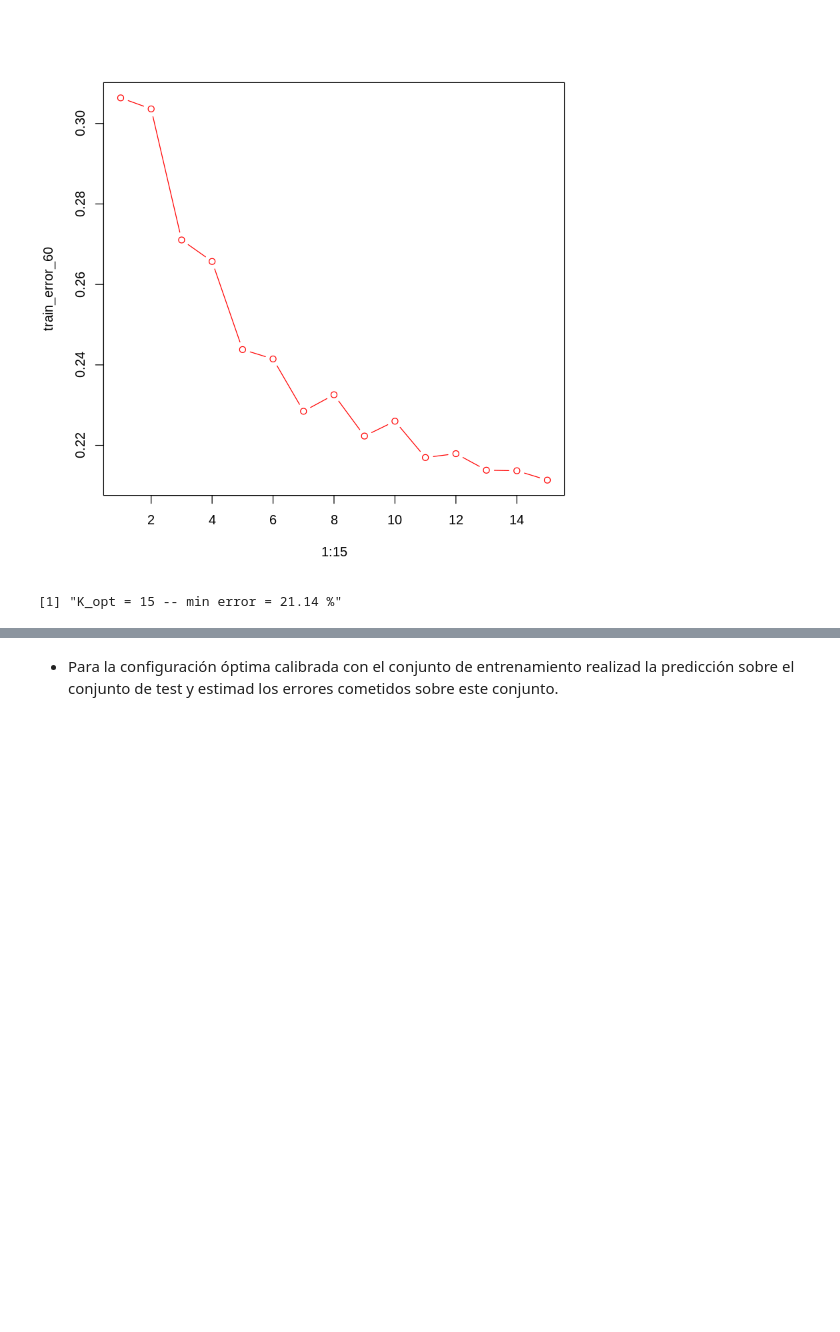
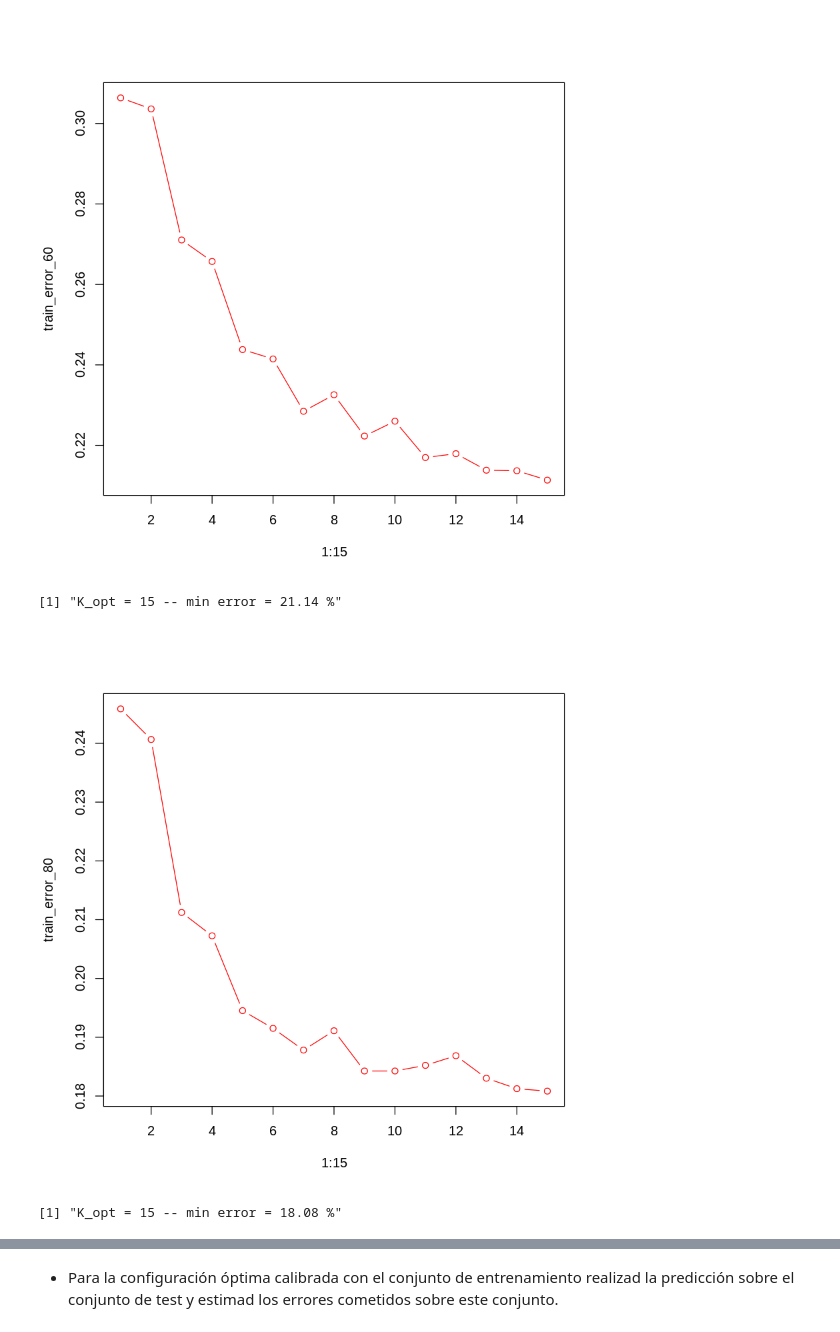
Before and after one commit to yerartdev/uc-m1966-datamining, a Jupyter notebook: d2/T02-m1966-clasificacion-reduccion-dimensionalidad.ipynb, the cells around one changed output, grey strips where cells are left out. Drawn from its saved outputs; the diff is of its cells as text; code cells hidden in the pictures; blank space fills up the shorter version.

Commit message:
m1966 - práctica T02 (pca) - punto 2: uso knn.cv, model_train_80, model_train_90

```diff
--- a/d2/T02-m1966-clasificacion-reduccion-dimensionalidad.ipynb
+++ b/d2/T02-m1966-clasificacion-reduccion-dimensionalidad.ipynb
@@ -700,3 +700,19 @@ best_error_60 = min(per_error_60)
 paste('K_opt =',bestk,'-- min error =',round(best_error_60,2),'%')
 # %% [output]
 [1] "K_opt = 15 -- min error = 21.14 %"
+# %%
+#::GMG::Primer Caso: 80 --> PC1, PC2, PC3
+# Hago los modelos para 15 valores de k
+# https://www.rdocumentation.org/packages/class/versions/7.3-15/topics/knn.cv
+train_error_80 = rep(0,15)
+for(k in 1:15){
+    model_knn_80 <- knn.cv(train=pca_meteo_80[indtrain, -1],
+                           cl=pca_meteo_80[indtrain,1],
+                           k=k, prob=F)
+    train_error_80[k] <- mean(model_knn_80 != pca_meteo_80[indtrain,1])
+}
+# %%
+#::GMG::Dibujamos el resultado
+plot(1:15, train_error_80, col='red', type = 'b')
+# %% [output]
+[figure, added]
@@ -702,0 +723,4 @@ paste('K_opt =',bestk,'-- min error =',round(best_error_60,2),'%')
+# %%
+paste('K_opt =',bestk,'-- min error =',round(best_error_80,2),'%')
+# %% [output]
+[1] "K_opt = 15 -- min error = 18.08 %"
```
Also changed, not shown: parts of 10 cells of this notebook.
